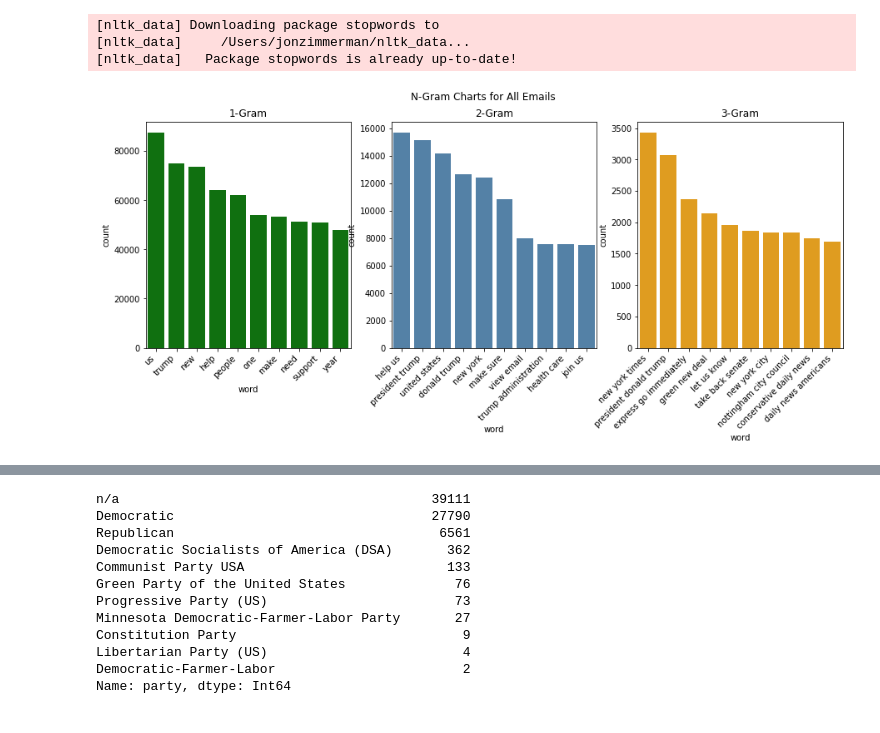
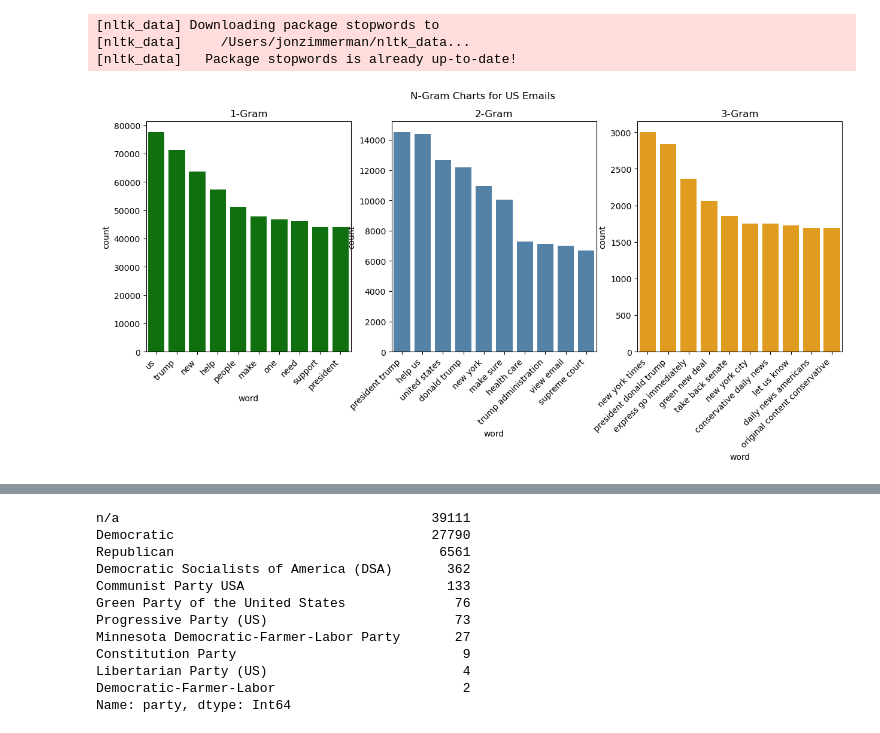
Before and after one commit to statzenthusiast921/political-emails-analysis, a Jupyter notebook: main/notebooks/Emails EDA 10.16.22.ipynb, the cells around one changed output, grey strips where cells are left out. Drawn from its saved outputs; the diff is of its cells as text; code cells hidden in the pictures.

Commit message:
cleaned code a little/added folium maps

```diff
--- a/main/notebooks/Emails EDA 10.16.22.ipynb
+++ b/main/notebooks/Emails EDA 10.16.22.ipynb
@@ -475,29 +882,31 @@ def get_top_ngram(corpus, n=None):
 [nltk_data]     /Users/jonzimmerman/nltk_data...
 [nltk_data]   Package stopwords is already up-to-date!
 # %%
-#Take a look at n-grams for entire dataset
+#N-grams for just the United States
 import seaborn as sns
+df_dom = df[df['country']=="United States"]
 
-top_bigrams1 = pd.DataFrame(get_top_ngram(df['cleaned_body'],1)[:10],columns=['word','count'])
-top_bigrams2 = pd.DataFrame(get_top_ngram(df['cleaned_body'],2)[:10],columns=['word','count'])
-top_bigrams3 = pd.DataFrame(get_top_ngram(df['cleaned_body'],3)[:10],columns=['word','count'])
+top_bigrams1 = pd.DataFrame(get_top_ngram(df_dom['cleaned_body'],1)[:10],columns=['word','count'])
+top_bigrams2 = pd.DataFrame(get_top_ngram(df_dom['cleaned_body'],2)[:10],columns=['word','count'])
+top_bigrams3 = pd.DataFrame(get_top_ngram(df_dom['cleaned_body'],3)[:10],columns=['word','count'])
 
 fig, axes = plt.subplots(1, 3, figsize=(15, 5))
-fig.suptitle('N-Gram Charts for All Emails')
+fig.suptitle('N-Gram Charts for US Emails')
+
 
 #----------1-Gram----------#
 sns.barplot(ax=axes[0], x=top_bigrams1['word'], y=top_bigrams1['count'],color = 'green')
 axes[0].set_title('1-Gram')
 axes[0].set_xticklabels(axes[0].get_xticklabels(), rotation=45, horizontalalignment='right')
 
 #----------2-Gram----------#
 sns.barplot(ax=axes[1], x=top_bigrams2['word'], y=top_bigrams2['count'],color='steelblue')
 axes[1].set_title('2-Gram')
 axes[1].set_xticklabels(axes[1].get_xticklabels(), rotation=45, horizontalalignment='right')
 
 #----------3-Gram----------#
 sns.barplot(ax=axes[2], x=top_bigrams3['word'], y=top_bigrams3['count'], color='orange')
 axes[2].set_title('3-Gram')
 axes[2].set_xticklabels(axes[2].get_xticklabels(), rotation=45, horizontalalignment='right');
 # %% [output]
-[figure, old version]
+[figure, new version]
```
Also changed, not shown: parts of 37 cells of this notebook.
